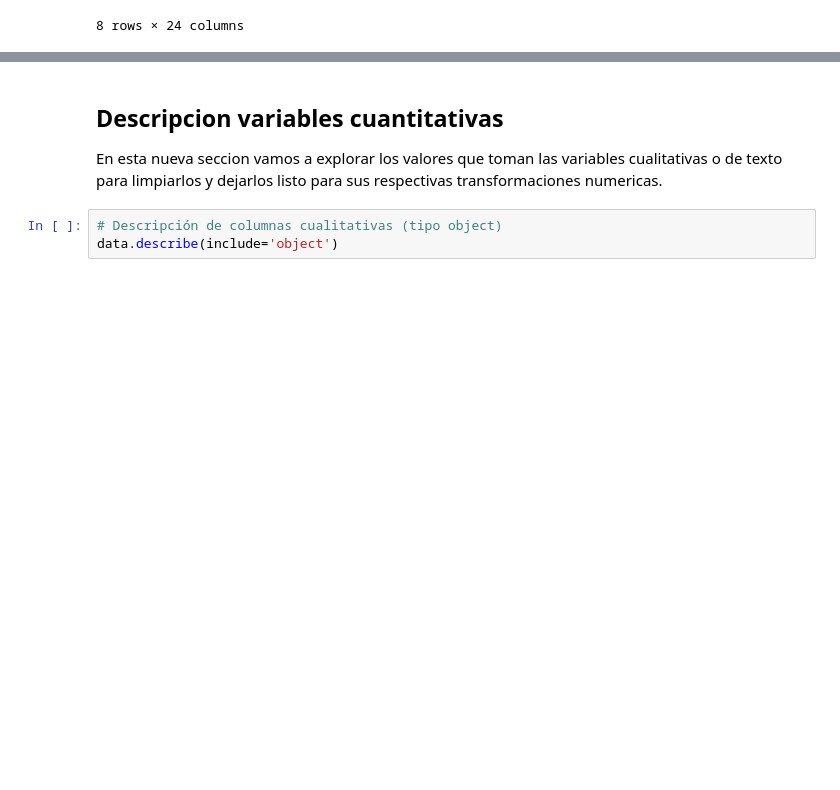
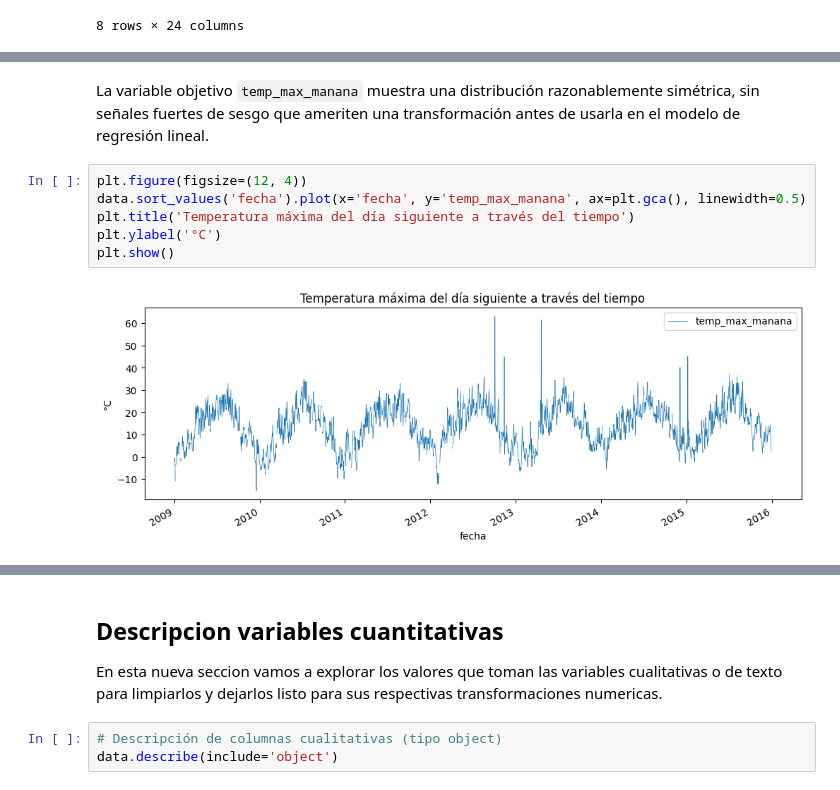
Before and after one commit to Teban1101/MaterialDeClase-ISIS-2611, a Jupyter notebook: 202620/Laboratorios/L1/lab1.ipynb, the cells around one changed output, grey strips where cells are left out. Saved outputs shown, nothing was run; the diff lists cells and outputs as text; blank space fills up the shorter version.

```diff
--- a/202620/Laboratorios/L1/lab1.ipynb
+++ b/202620/Laboratorios/L1/lab1.ipynb
@@ -163,0 +204,12 @@ data.describe()
+# %% [markdown]
+La variable objetivo `temp_max_manana` muestra una distribución razonablemente simétrica, sin
+señales fuertes de sesgo que ameriten una transformación antes de usarla en el
+modelo de regresión lineal.
+# %%
+plt.figure(figsize=(12, 4))
+data.sort_values('fecha').plot(x='fecha', y='temp_max_manana', ax=plt.gca(), linewidth=0.5)
+plt.title('Temperatura máxima del día siguiente a través del tiempo')
+plt.ylabel('°C')
+plt.show()
+# %% [output]
+[figure, added]
```
Also changed, not shown: parts of 52 cells of this notebook, 1 other file.
